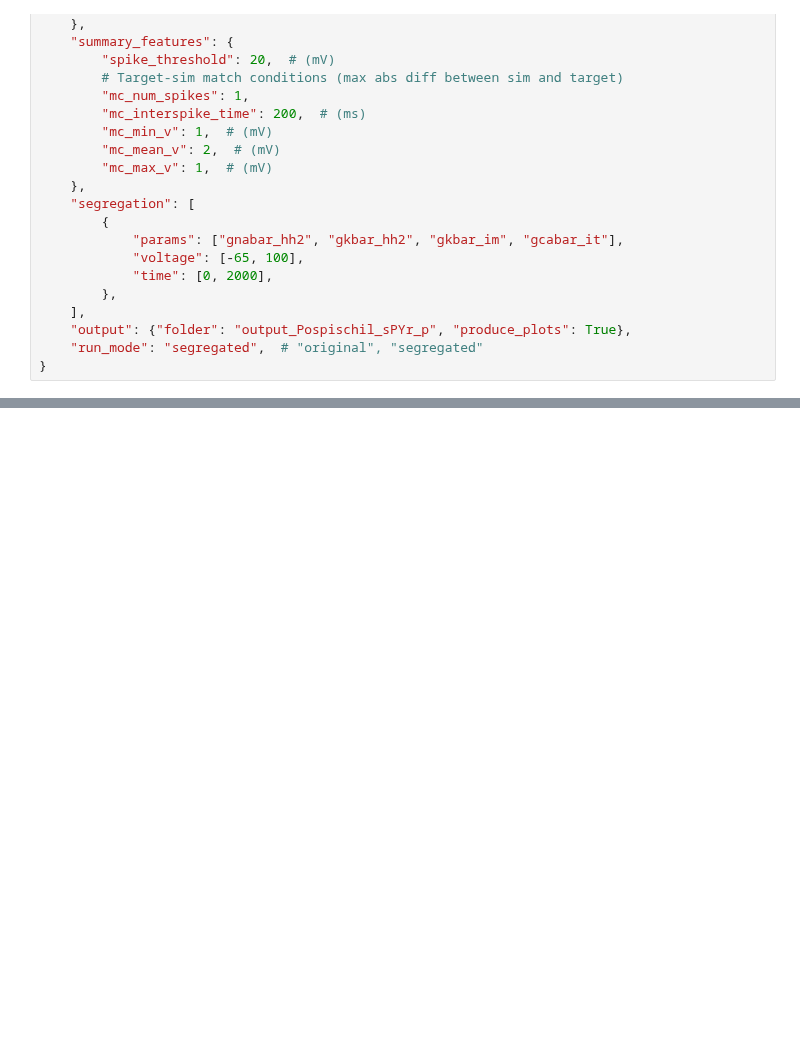
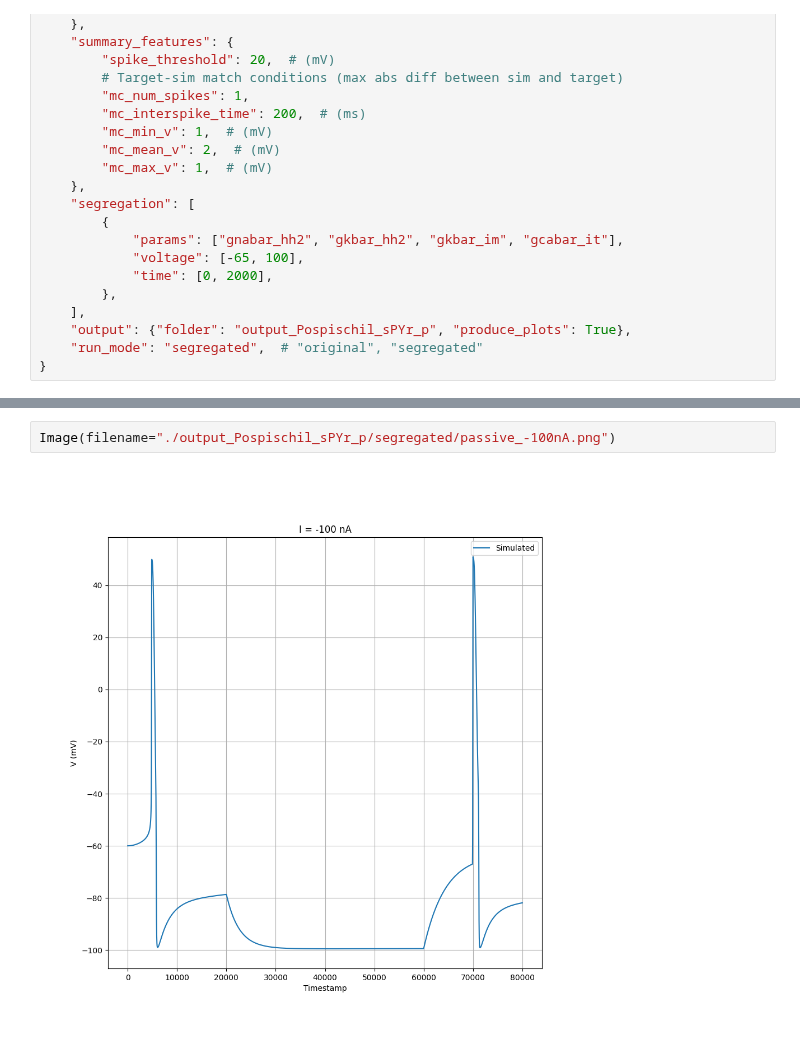
Before and after one commit to V-Marco/ACT, a Jupyter notebook: examples/Pospischil_sPYr/main.ipynb, the cells around one changed output, grey strips where cells are left out. Saved outputs shown, nothing was run; the diff lists cells and outputs as text; blank space fills up the shorter version.

```diff
--- a/examples/Pospischil_sPYr/main.ipynb
+++ b/examples/Pospischil_sPYr/main.ipynb
@@ -217,0 +373,4 @@ analysis.print_run_stats(config)
+# %%
+Image(filename="./output_Pospischil_sPYr_p/segregated/passive_-100nA.png")
+# %% [output]
+[figure, added]
```
Also changed, not shown: parts of 10 cells of this notebook.
